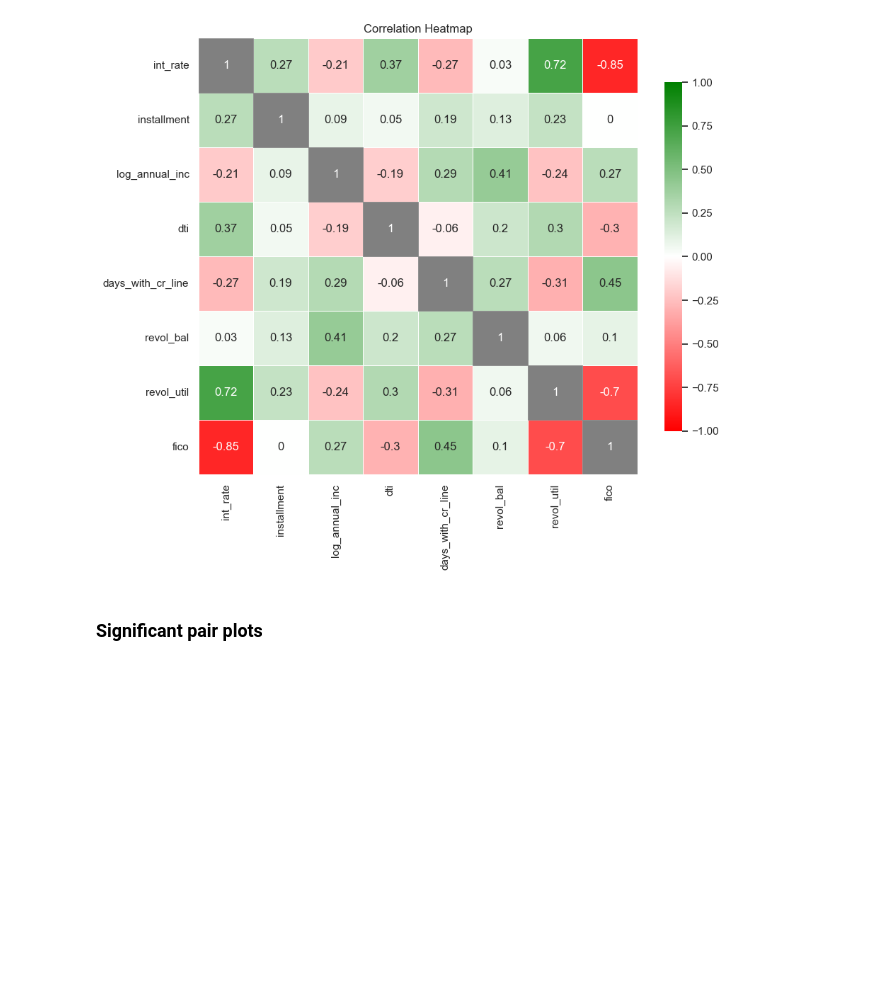
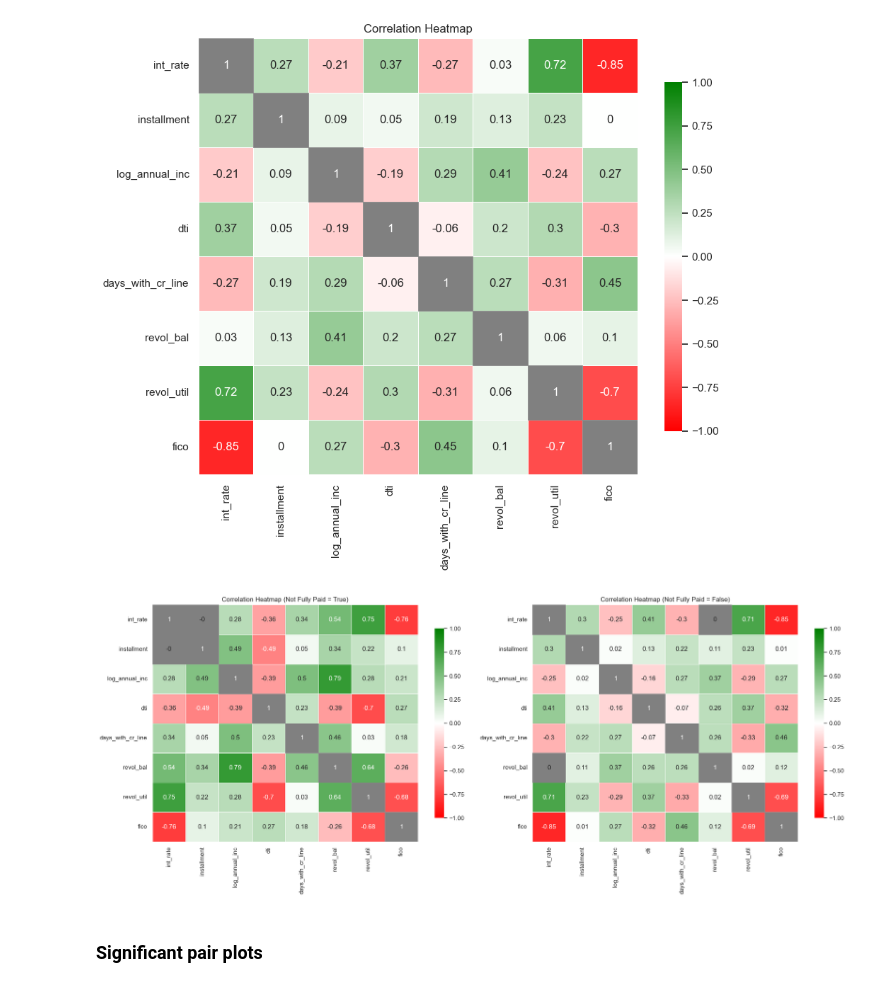
Before and after one commit to krshirkoohi/Loan-Default-Data-Analysis, a Jupyter notebook: LoanDefaultDataAnalysis.ipynb, the cells around one changed output. Cells and saved outputs as stored; diff of their text form; code cells hidden in the pictures; blank space fills up the shorter version.

```diff
--- a/LoanDefaultDataAnalysis.ipynb
+++ b/LoanDefaultDataAnalysis.ipynb
@@ -409,6 +409,54 @@ plt.title('Correlation Heatmap')
 plt.show()
 # %% [output]
 [figure]
+# %%
+from matplotlib.colors import LinearSegmentedColormap
+
+# Assuming df_num contains the numerical variables and df contains the 'not_fully_paid' column
+
+# Separate the data into True and False subsets
+df_num_true = df_num[df['not_fully_paid'] == True]
+df_num_false = df_num[df['not_fully_paid'] == False]
+
+# Compute the correlation matrix for each subset and round it to 2 decimal places
+corr_matrix_true = round(df_num_true.corr(), 2)
+corr_matrix_false = round(df_num_false.corr(), 2)
+
+# Create a custom colormap from red to white to green
+cmap = LinearSegmentedColormap.from_list('custom_cmap',
+                                         ['red', 'white', 'green'],
+                                         N=256)
+
+# Set up the subplots
+fig, axes = plt.subplots(nrows=1, ncols=2, figsize=(20, 8))
+
+# Plot the heatmap for the True subset
+heatmap_true = sns.heatmap(corr_matrix_true, annot=True, cmap=cmap, center=0, vmin=-1, vmax=1,
+                           linewidths=0.5, linecolor='white', cbar_kws={"shrink": .8}, ax=axes[0])
+axes[0].set_title('Correlation Heatmap (Not Fully Paid = True)')
+
+# Grey out the values equal to 1 or 0
+for i in range(len(corr_matrix_true)):
+    for j in range(len(corr_matrix_true)):
+        if corr_matrix_true.iloc[i, j] == 1 or corr_matrix_true.iloc[i, j] == 0:
+            heatmap_true.add_patch(plt.Rectangle((j, i), 1, 1, fill=True, color='grey', edgecolor='white', lw=0.5))
+
+# Plot the heatmap for the False subset
+heatmap_false = sns.heatmap(corr_matrix_false, annot=True, cmap=cmap, center=0, vmin=-1, vmax=1,
+                            linewidths=0.5, linecolor='white', cbar_kws={"shrink": .8}, ax=axes[1])
+axes[1].set_title('Correlation Heatmap (Not Fully Paid = False)')
+
+# Grey out the values equal to 1 or 0
+for i in range(len(corr_matrix_false)):
+    for j in range(len(corr_matrix_false)):
+        if corr_matrix_false.iloc[i, j] == 1 or corr_matrix_false.iloc[i, j] == 0:
+            heatmap_false.add_patch(plt.Rectangle((j, i), 1, 1, fill=True, color='grey', edgecolor='white', lw=0.5))
+
+# Adjust layout for better visualization
+plt.tight_layout()
+plt.show()
+# %% [output]
+[figure, added]
 # %% [markdown]
 ### Significant pair plots
 # %% [markdown]
```
Also changed, not shown: parts of 5 cells of this notebook.
